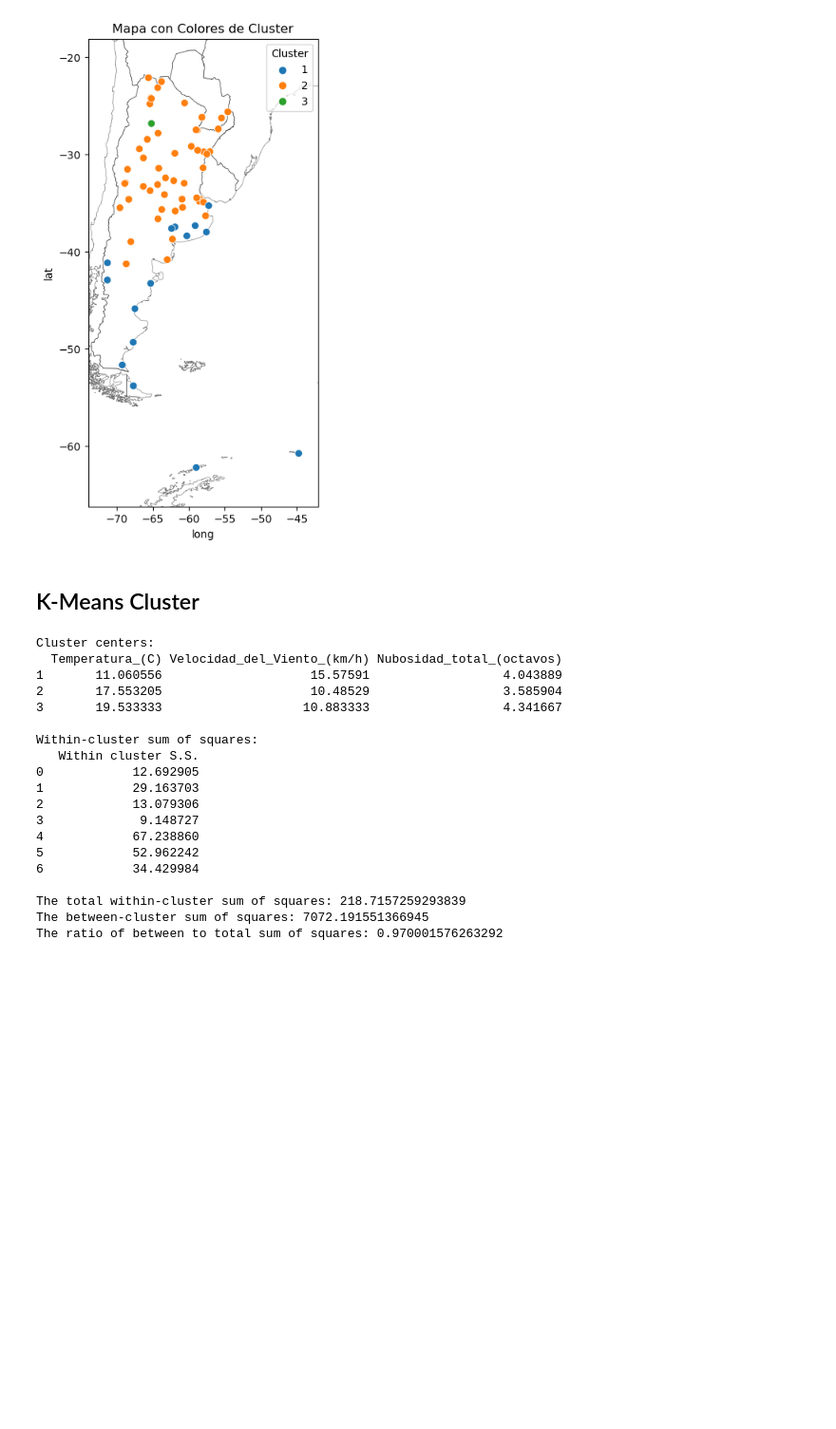
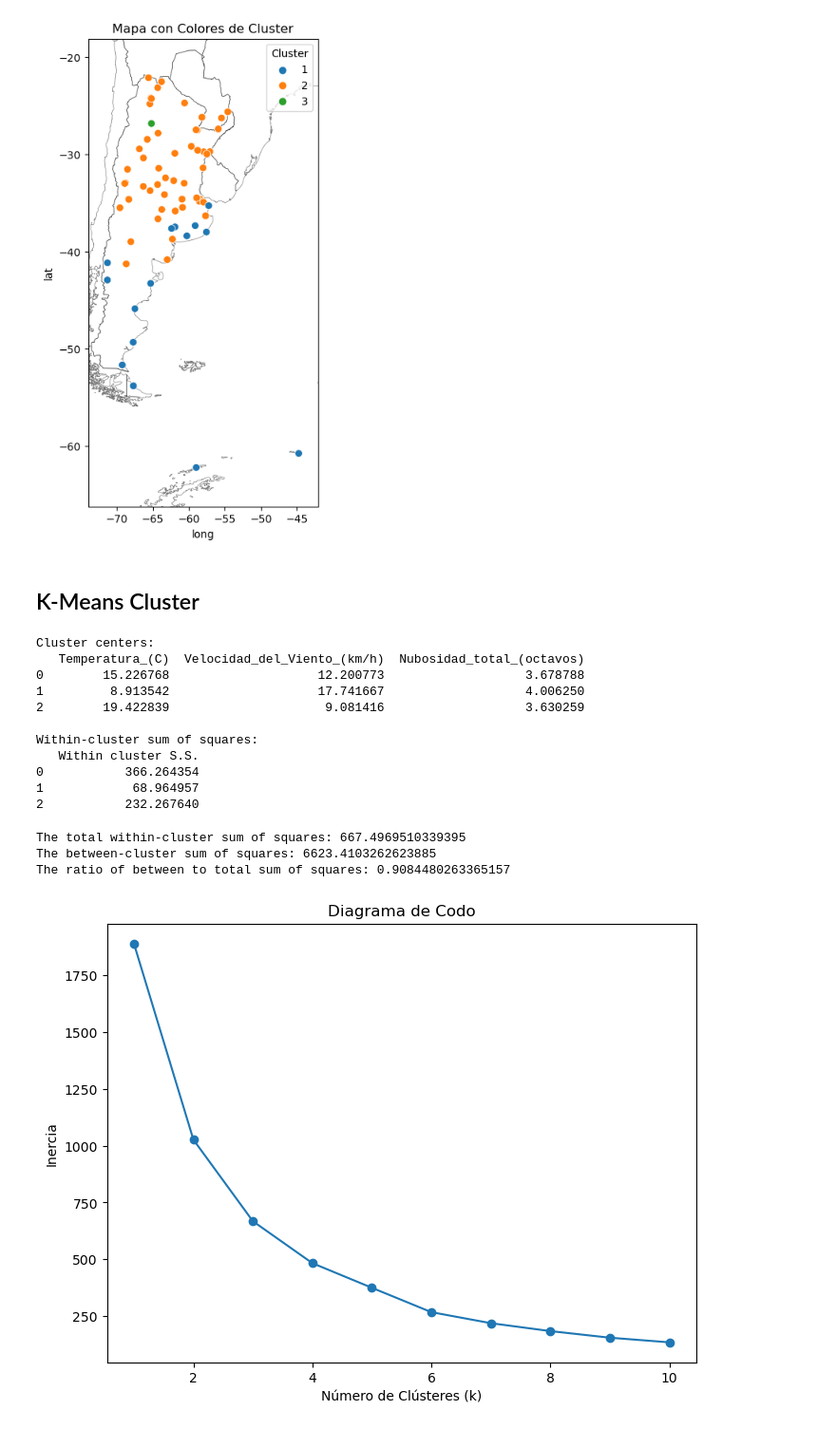
Before and after one commit to martinfernandoortiz/geoestadistica_unlp, a Jupyter notebook: final/final_slider.ipynb, the cells around one changed output. Shown at 95% size. Drawn from its saved outputs; the diff is of its cells as text; code cells hidden in the pictures; blank space fills up the shorter version.

```diff
--- a/final/final_slider.ipynb
+++ b/final/final_slider.ipynb
@@ -2087,7 +2139,6 @@ plot_map_with_clusters(gdf_jerarquico, pais, mapeo)
 # %% [markdown]
 ##  K-Means Cluster
 # %%
-# @title
 from sklearn.cluster import KMeans
 import matplotlib.pyplot as plt
 
@@ -2096,6 +2147,9 @@ variables_clustering = gdf_median.groupby('Estacion')[['Temperatura_(C)', 'Tempe
                                                'Humedad_relativa_(%)', 'Velocidad_del_Viento_(km/h)',
                                                'Nubosidad_total_(octavos)', 'Precipitacion_(mm)',
                                                'Frecuencia_dias_Precipitacion_>0.1_mm']]
+
+
+
 
 # Puedes realizar operaciones de agregación o análisis en los grupos si es necesario
 # Por ejemplo, calcular la media de cada columna para cada estación
@@ -2111,7 +2165,7 @@ data_for_kmeans = normalized_data
 
 
 # Especifica el número de clústeres (k) que deseas encontrar
-k = 7
+k = 3
 
 # Crea y ajusta el modelo k-means
 kmeans = KMeans(n_clusters=k, random_state=42)
@@ -2155,21 +2206,44 @@ def metrica_k():
 metrica_k()
 # %% [output]
 Cluster centers:
-  Temperatura_(C) Velocidad_del_Viento_(km/h) Nubosidad_total_(octavos)
-1       11.060556                    15.57591                  4.043889
-2       17.553205                    10.48529                  3.585904
-3       19.533333                   10.883333                  4.341667
+   Temperatura_(C)  Velocidad_del_Viento_(km/h)  Nubosidad_total_(octavos)
+0        15.226768                    12.200773                   3.678788
+1         8.913542                    17.741667                   4.006250
+2        19.422839                     9.081416                   3.630259
 
 Within-cluster sum of squares:
    Within cluster S.S.
-0            12.692905
-1            29.163703
-2            13.079306
-3             9.148727
-4            67.238860
-5            52.962242
-6            34.429984
-
-The total within-cluster sum of squares: 218.7157259293839
-The between-cluster sum of squares: 7072.191551366945
-The ratio of between to total sum of squares: 0.970001576263292
+0           366.264354
+1            68.964957
+2           232.267640
+# %%
+print("\nThe total within-cluster sum of squares:", total_within_cluster_ss)
+print("The between-cluster sum of squares:", between_cluster_ss)
+print("The ratio of between to total sum of squares:", ratio_between_to_total_ss)
+# %% [output]
+The total within-cluster sum of squares: 667.4969510339395
+The between-cluster sum of squares: 6623.4103262623885
+The ratio of between to total sum of squares: 0.9084480263365157
+# %%
+
+# Lista para almacenar valores de inercia
+inertia_values = []
+
+# Prueba diferentes valores de k
+for k in range(1, 11):
+    kmeans = KMeans(n_clusters=k, random_state=42)
+    kmeans.fit(data_for_kmeans)
+    inertia_values.append(kmeans.inertia_)
+# %%
+def codo():
+    # Trama del diagrama de codo
+    plt.figure(figsize=(8, 6))
+    plt.plot(range(1, 11), inertia_values, marker='o')
+    plt.title('Diagrama de Codo')
+    plt.xlabel('Número de Clústeres (k)')
+    plt.ylabel('Inercia')
+    plt.show()
+# %%
+codo()
+# %% [output]
+[figure, added]
```
Also changed, not shown: parts of 37 cells of this notebook.
